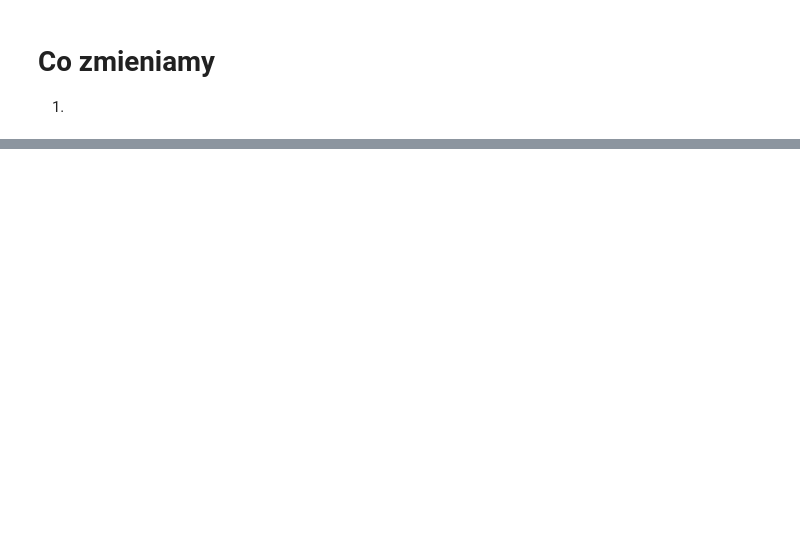
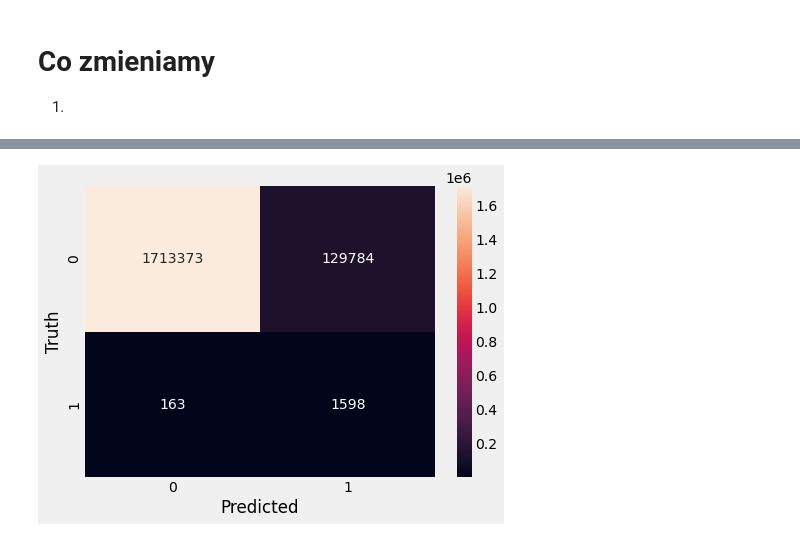
Before and after one commit to kuba1302/ticket-upgrade-prediction, a Jupyter notebook: eda.ipynb, the cells around one changed output, grey strips where cells are left out. Drawn from its saved outputs; the diff is of its cells as text; code cells hidden in the pictures; blank space fills up the shorter version.

Commit message:
working model

```diff
--- a/eda.ipynb
+++ b/eda.ipynb
@@ -194,0 +165,7 @@ final_df
+# %%
+final_df = final_df.replace({None: np.nan})
+# %%
+X = final_df.drop(["UPGRADED_FLAG"], axis="columns")
+y = final_df["UPGRADED_FLAG"]
+
+X_train, X_test, y_train, y_test = train_test_split(X, y, test_size=0.2, stratify=y)
@@ -194,0 +282,10 @@ final_df
+# %%
+
+xgb_model = xgb.XGBClassifier(
+    scale_pos_weight=1046.6532651902328,
+    seed=42,
+    use_label_encoder=False,
+    tree_method="gpu_hist",
+    gpu_id=0,
+)
+xgb_model.fit(X_train, y_train, eval_metric="aucpr")
@@ -194,0 +303,15 @@ final_df
+# %%
+def heatmap(model, y_test, X_test):
+    from sklearn.metrics import confusion_matrix
+    cm = confusion_matrix(y_test, model.predict(X_test))
+
+    %matplotlib inline
+    plt.style.use('fivethirtyeight')
+    plt.figure(figsize=(7,5))
+    sns.heatmap(cm, annot=True, fmt='d')
+    plt.xlabel("Predicted")
+    plt.ylabel("Truth")
+# %%
+heatmap(xgb_model, y_test, X_test)
+# %% [output]
+[figure, added]
```
Also changed, not shown: parts of 29 cells of this notebook.
